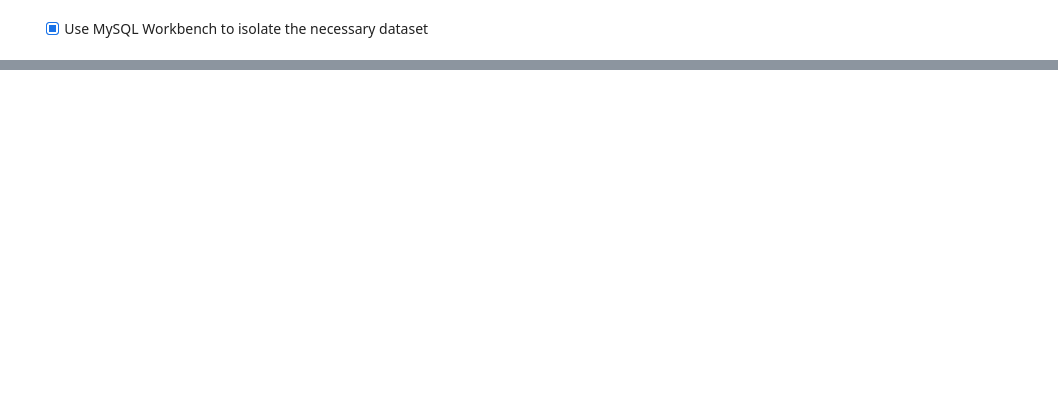
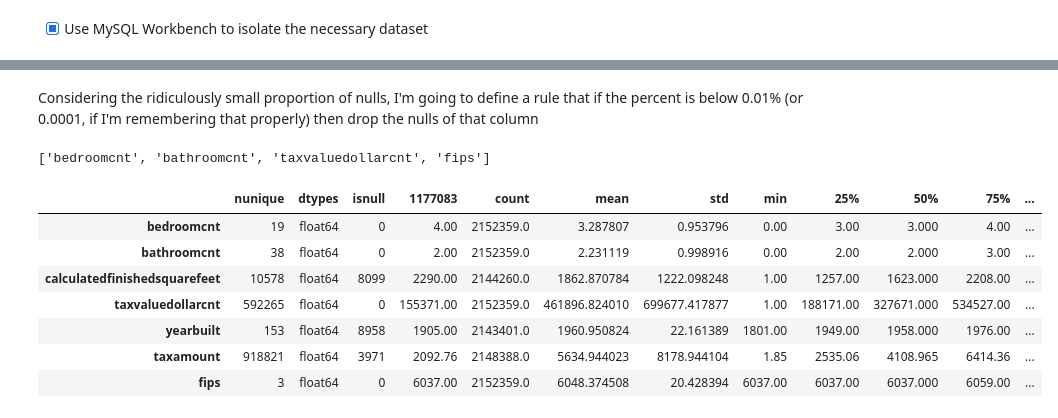
Before and after one commit to Michael-Nelson361/regression-exercises, a Jupyter notebook: wrangle.ipynb, the cells around one changed output, grey strips where cells are left out. Saved outputs shown, nothing was run; the diff lists cells and outputs as text; code cells hidden in the pictures; blank space fills up the shorter version.

Commit message:
Completed wrangle exercises Added functions built during exercises to wrangle.py

```diff
--- a/wrangle.ipynb
+++ b/wrangle.ipynb
@@ -28,0 +72,34 @@ WHERE propertylandusedesc = ("Single Family Residential")
+# %%
+# create acquire function to prepare this nicely
+def acquire_zillow():
+    """
+    Function to pull in zillow data. Returns a DataFrame. Also builds local csv file of the dataset.
+
+    Parameters:
+    -----------
+    none
+
+    """
+    # build query
+    query = """
+select
+    bedroomcnt,
+    bathroomcnt,
+    calculatedfinishedsquarefeet,
+    taxvaluedollarcnt,
+    yearbuilt,
+    taxamount,
+    fips
+from properties_2017
+left join propertylandusetype
+    using(propertylandusetypeid)
+where propertylandusedesc = 'Single Family Residential'
+    """
+
+    # use env file to get database url
+    url = env.get_db_url('zillow')
+    filename = 'zillow.csv'
+
+    df = w.check_file_exists(filename,query,url)
+
+    return df
@@ -28,0 +112,3 @@ WHERE propertylandusedesc = ("Single Family Residential")
+# %%
+df = acquire_zillow()
+w.df_info(df)
@@ -30,0 +189,21 @@ WHERE propertylandusedesc = ("Single Family Residential")
+# %% [markdown]
+Considering the ridiculously small proportion of nulls, I'm going to define a rule that if the percent is below 0.01% (or 0.0001, if I'm remembering that properly) then drop the nulls of that column
+# %%
+# get the columns where their proportions are small
+auto_drop = [col for col in df.columns if df[col].isna().mean() < 0.001]
+auto_drop
+# %% [output]
+['bedroomcnt', 'bathroomcnt', 'taxvaluedollarcnt', 'fips']
+# %%
+# drop the nulls of these and re-examine the dataset
+df2 = df.dropna(subset=auto_drop)
+w.df_info(df2,include=True)
+# %% [output]
+|  | nunique | dtypes | isnull | 1177083 | count | mean | std | min | 25% | 50% | 75% | ... |
+| bedroomcnt | 19 | float64 | 0 | 4.00 | 2152359.0 | 3.287807 | 0.953796 | 0.00 | 3.00 | 3.000 | 4.00 | ... |
+| bathroomcnt | 38 | float64 | 0 | 2.00 | 2152359.0 | 2.231119 | 0.998916 | 0.00 | 2.00 | 2.000 | 3.00 | ... |
+| calculatedfinishedsquarefeet | 10578 | float64 | 8099 | 2290.00 | 2144260.0 | 1862.870784 | 1222.098248 | 1.00 | 1257.00 | 1623.000 | 2208.00 | ... |
+| taxvaluedollarcnt | 592265 | float64 | 0 | 155371.00 | 2152359.0 | 461896.824010 | 699677.417877 | 1.00 | 188171.00 | 327671.000 | 534527.00 | ... |
+| yearbuilt | 153 | float64 | 8958 | 1905.00 | 2143401.0 | 1960.950824 | 22.161389 | 1801.00 | 1949.00 | 1958.000 | 1976.00 | ... |
+| taxamount | 918821 | float64 | 3971 | 2092.76 | 2148388.0 | 5634.944023 | 8178.944104 | 1.85 | 2535.06 | 4108.965 | 6414.36 | ... |
+| fips | 3 | float64 | 0 | 6037.00 | 2152359.0 | 6048.374508 | 20.428394 | 6037.00 | 6037.00 | 6037.000 | 6059.00 | ... |
```
Also changed, not shown: parts of 54 cells of this notebook, 1 other file.
